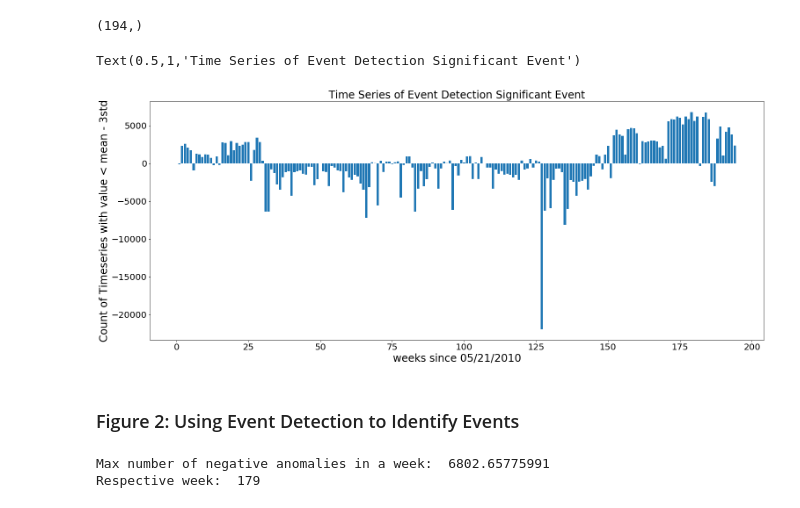
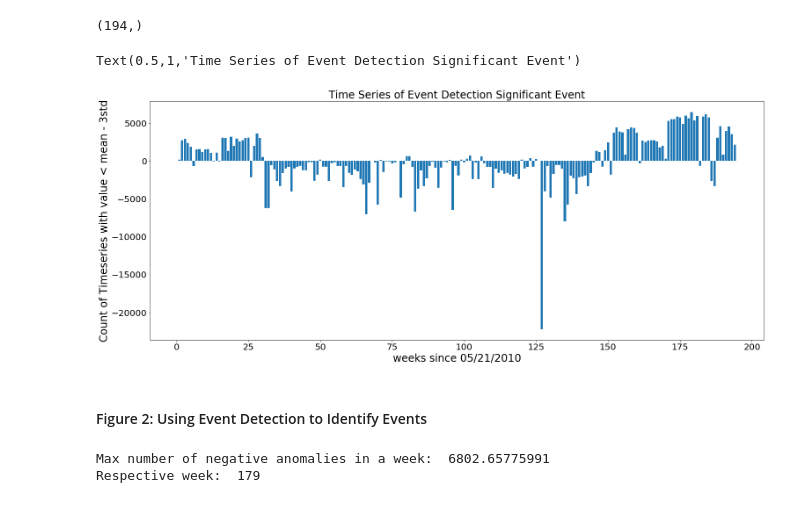
Before and after one commit to mebauer/PUI2018_mb6203, a Jupyter notebook: HW11_mb6203/HW11_Assignment1.ipynb, the cells around one changed output. Drawn from its saved outputs; the diff is of its cells as text; code cells hidden in the pictures.

```diff
--- a/HW11_mb6203/HW11_Assignment1.ipynb
+++ b/HW11_mb6203/HW11_Assignment1.ipynb
@@ -196,22 +196,22 @@ zmta = np.divide((mta-broadcastedMeanMatrix),broadcastedStdMatrix)
 # < 3 sigma matrix
 zmta3 = zmta <= -3
 
-collapsedzmta3 = np.nansum(zmta,axis=(0,1))
-collapsedzmta3.shape
+collapsedzmta = np.nansum(zmta,axis=(0,1))
+collapsedzmta.shape
 # %% [output]
 (194,)
 # %%
 #Again, Urwa gave me suggestions on this plot
 pl.figure(figsize=(25,10))
-pl.bar(np.array(range(collapsedzmta3.size))+1,collapsedzmta3.reshape(collapsedzmta3.size))
+pl.bar(np.array(range(collapsedzmta.size))+1,collapsedzmta.reshape(collapsedzmta.size))
 pl.xlabel('weeks since 05/21/2010', fontsize=24)
 pl.ylabel('Count of Timeseries with value < mean - 3std', fontsize=24)
 pl.title("Time Series of Event Detection Significant Event")
 # %% [output]
 Text(0.5,1,'Time Series of Event Detection Significant Event')
-[figure, old version]
+[figure, new version]
 # %% [markdown]
-### Figure 2: Using Event Detection to Identify Events
+#### Figure 2: Using Event Detection to Identify Events
 # %%
 print('Max number of negative anomalies in a week: ',np.max(collapsedzmta3))
 print('Respective week: ',np.argmax(collapsedzmta3)+1)
```
Also changed, not shown: parts of 36 cells of this notebook.
